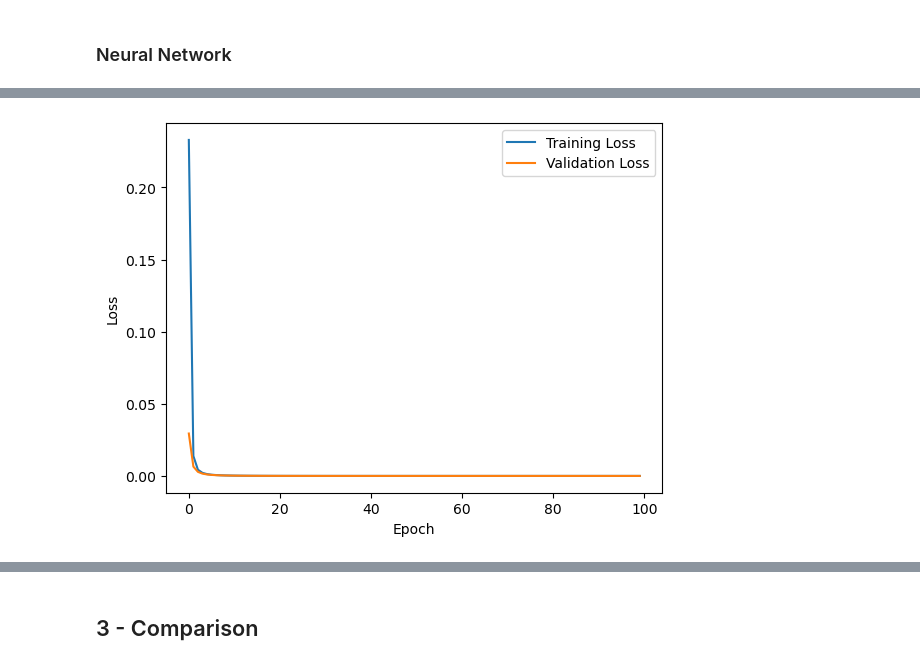
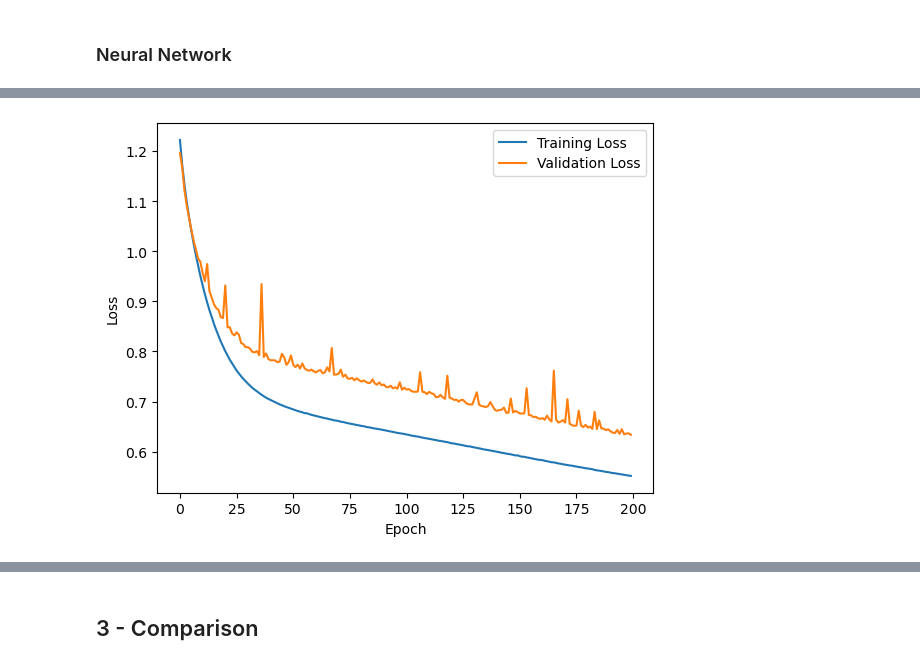
Before and after one commit to ascharie/CS349---Group8, a Jupyter notebook: Final Project/Main.ipynb, the cells around one changed output, grey strips where cells are left out. Saved outputs shown, nothing was run; the diff lists cells and outputs as text; code cells hidden in the pictures.

```diff
--- a/Final Project/Main.ipynb
+++ b/Final Project/Main.ipynb
@@ -423,31 +404,42 @@ def evaluate_model(model, dataloader, criterion, device):
 
 # Parameters
 batch_size = 32
-epochs = 100
-learning_rate = 0.001
+epochs = 200
+learning_rate = 0.0001
 device = 'cuda' if torch.cuda.is_available() else 'cpu'
 
-y_train_binary = y_train['Failure Mode'].apply(lambda x: 0 if x == 'no failure' else 1).astype('float32')
-y_val_binary = y_val['Failure Mode'].apply(lambda x: 0 if x == 'no failure' else 1).astype('float32')
-y_test_binary = y_test['Failure Mode'].apply(lambda x: 0 if x == 'no failure' else 1).astype('float32')
+train_data = Data(X_train, y_train['Machine failure'])
+valid_data = Data(X_val, y_val['Machine failure'])
+test_data = Data(X_test, y_test['Machine failure'])
 
-train_dataset = Data(X_train, y_train_binary)
-valid_dataset = Data(X_val, y_val_binary)
-test_dataset = Data(X_test, y_test_binary)
+print(y_train['Failure Mode'].unique())
+print(y_val['Failure Mode'].unique())
+print(y_test['Failure Mode'].unique())
 
-train_loader = DataLoader(train_dataset, batch_size=batch_size, shuffle=True)
-valid_loader = DataLoader(valid_dataset, batch_size=batch_size, shuffle=False)
-test_loader = DataLoader(test_dataset, batch_size=batch_size, shuffle=False)
+train_loader = DataLoader(train_data, batch_size=batch_size, shuffle=True)
+valid_loader = DataLoader(valid_data, batch_size=batch_size, shuffle=True)
+test_loader = DataLoader(test_data, batch_size=batch_size, shuffle=True)
 
 # Define Model
 model = FeedForward(
     size_in=X_train.shape[1],
-    size_out=1,  # Assuming binary classification for failure/no-failure
+    size_out=1,
     k=64
 ).to(device)
 
+from sklearn.utils.class_weight import compute_class_weight
 
-criterion = nn.BCEWithLogitsLoss()
+# Compute class weights for binary labels
+class_weights = compute_class_weight(
+    class_weight='balanced',
+    classes=[0, 1],
+    y=y_train['Machine failure']
+)
+# Convert to a PyTorch tensor for use in loss function
+pos_weight = torch.tensor([class_weights[1] / class_weights[0]], dtype=torch.float32).to(device)
+
+# Update the criterion with the pos_weight
+criterion = nn.BCEWithLogitsLoss(pos_weight=pos_weight)
 
 optimizer = torch.optim.Adam(model.parameters(), lr=learning_rate)
 
@@ -474,24 +466,22 @@ plt.ylabel('Loss')
 plt.legend()
 plt.show()
 
+# Evaluate on Test Data
+raw_preds, test_predictions, nn_accuracy, _ = evaluate_model(model, test_loader, criterion, device)
 
-raw_preds, test_predictions, test_accuracy, _ = evaluate_model(model, test_loader, criterion, device)
+# Calculate Metrics
+nn_precision = precision_score(y_test['Machine failure'], test_predictions)
+nn_recall = recall_score(y_test['Machine failure'], test_predictions)
+nn_f1 = f1_score(y_test['Machine failure'], test_predictions)
+nn_confusion = confusion_matrix(y_test['Machine failure'], test_predictions)
+nn_matthews = matthews_corrcoef(y_test['Machine failure'], test_predictions)
 
-# Metrics
-test_precision = precision_score(y_test_binary, test_predictions)
-test_recall = recall_score(y_test_binary, test_predictions)
-test_f1 = f1_score(y_test_binary, test_predictions)
-test_confusion = confusion_matrix(y_test_binary, test_predictions)
-test_matthews = matthews_corrcoef(y_test_binary, test_predictions)
-
-
-# Print Results
 print('Feedforward Neural Network Classifier')
-print('Accuracy:', test_accuracy)
-print('Precision:', test_precision)
-print('Recall:', test_recall)
-print('F1 Score:', test_f1)
+print('Accuracy:', nn_accuracy)
+print('Precision:', nn_precision)
+print('Recall:', nn_recall)
+print('F1 Score:', nn_f1)
 print('Confusion Matrix:')
-print(test_confusion)
-print('Matthews Correlation Coefficient:', test_matthews)
+print(nn_confusion)
+print('Matthews Correlation Coefficient:', nn_matthews)
 # %% [output]
@@ -515,2 +505,2 @@ Epoch 99/100 - Train Loss: 0.0000, Validation Loss: 0.0000, Validation Accuracy:
-[figure, old version]
+[figure, new version]
 Feedforward Neural Network Classifier
```
Also changed, not shown: parts of 4 cells of this notebook.
